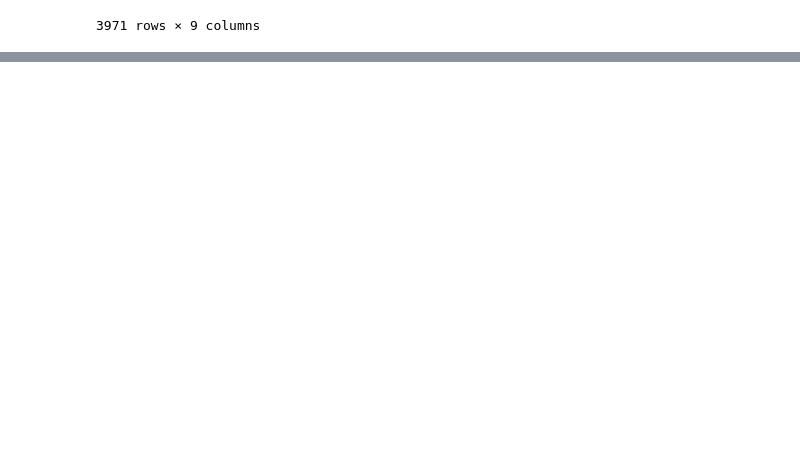
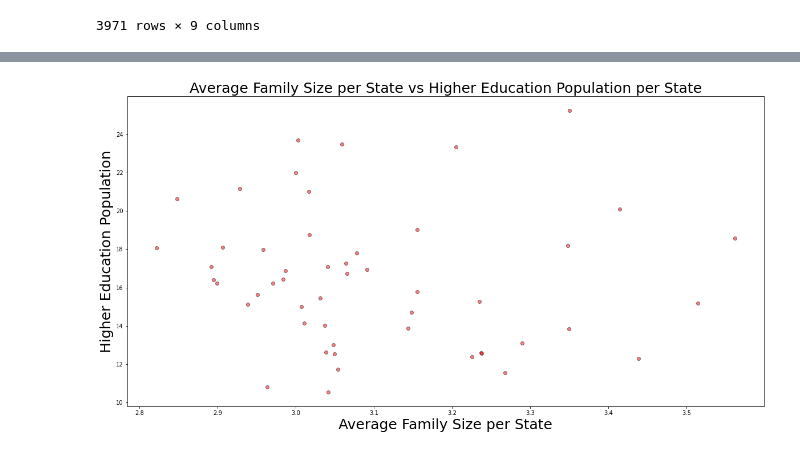
Before and after one commit to safetyh546/TeamDingo, a Jupyter notebook: educationlevel.ipynb, the cells around one changed output, grey strips where cells are left out. Drawn from its saved outputs; the diff is of its cells as text; code cells hidden in the pictures; blank space fills up the shorter version.

```diff
--- a/educationlevel.ipynb
+++ b/educationlevel.ipynb
@@ -171,0 +194,15 @@ plt.show()
+# %%
+#Household avg. vs Percent Population attaining higher education by state scatterplot
+x = state_ed["Estimate!!HOUSEHOLDS BY TYPE!!Total households!!Average family size"]
+y = state_ed["Percent educational attainment Pop 25yrs> Bachelor's Degree"]
+plt.figure(figsize=(20,10))
+plt.scatter(x, y, marker = 'o', facecolors ='red', edgecolors='black', alpha = 0.5)
+x_axis = np.arange(len(x))
+tick_locations = [value for value in x_axis]
+#plt.xticks(tick_locations, state_ed["State"], rotation="vertical")
+plt.xlabel('Average Family Size per State', fontsize=25)
+plt.ylabel('Higher Education Population', fontsize=25)
+plt.title('Average Family Size per State vs Higher Education Population per State', fontsize=25)
+plt.show()
+# %% [output]
+[figure, added]
```
Also changed, not shown: parts of 4 cells of this notebook.
